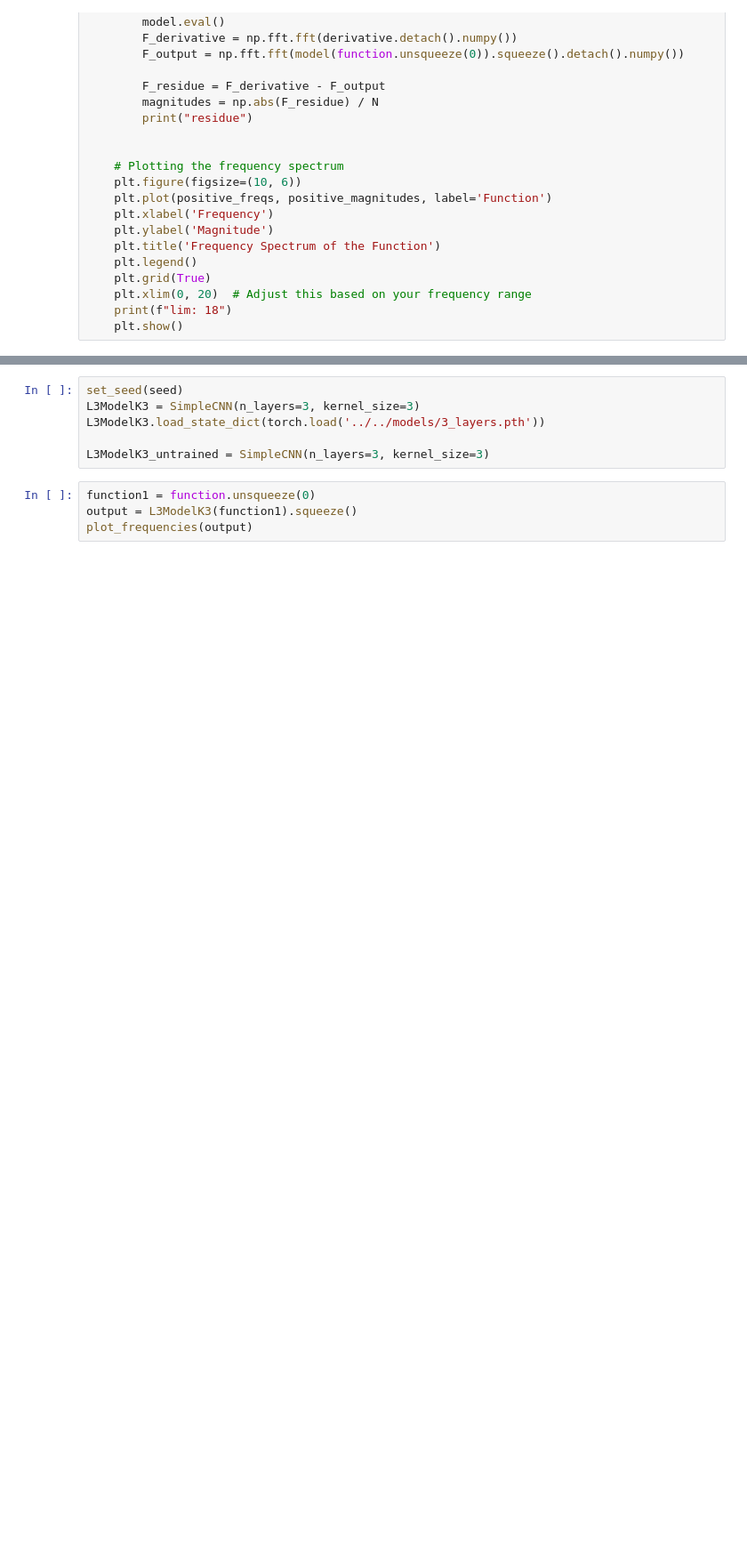
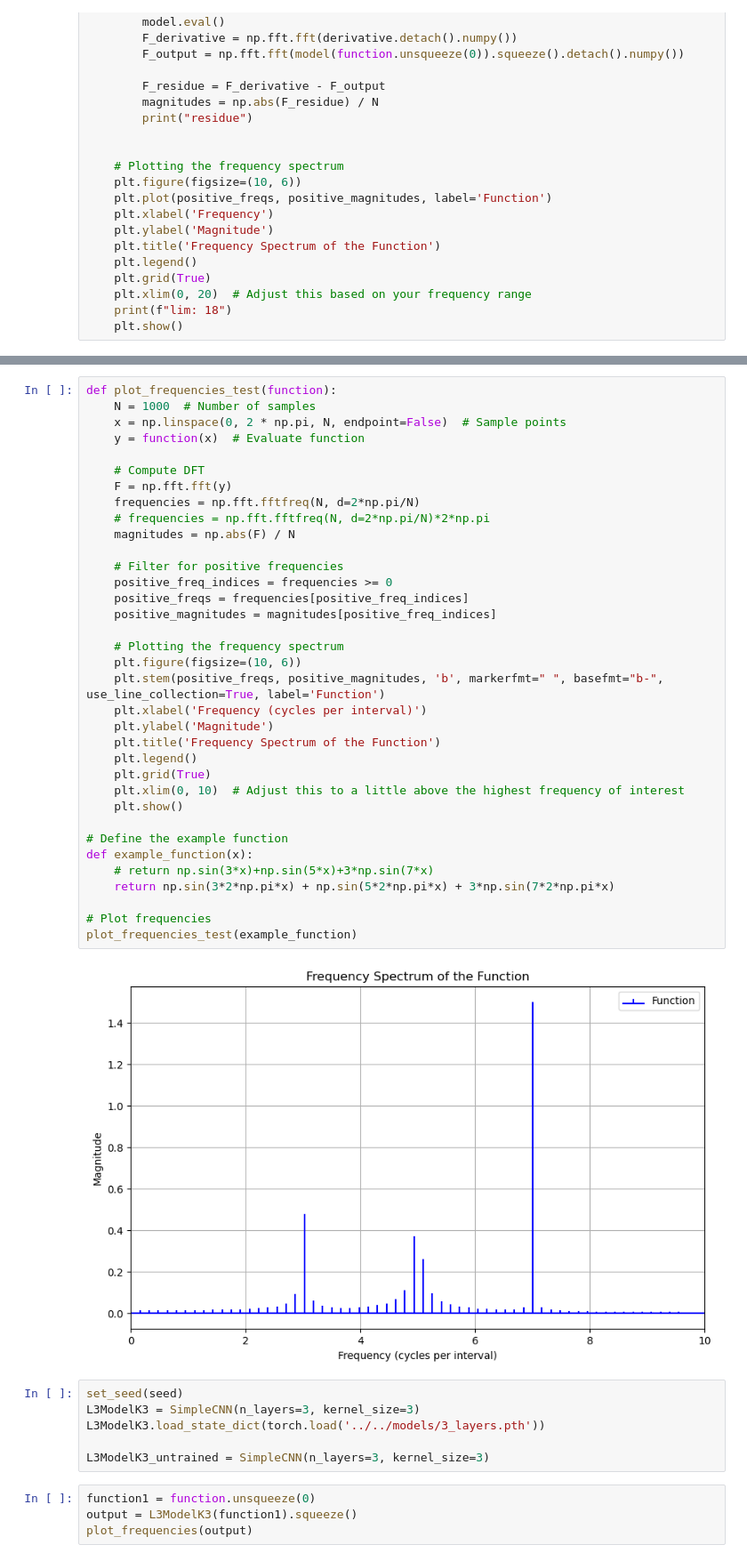
Before and after one commit to ewang26/multistage, a Jupyter notebook: scripts/spectral_bias/spectral_bias_colormap_iterations.ipynb, the cells around one changed output, grey strips where cells are left out. Shown: that part at 89% size. Saved outputs shown, nothing was run; the diff lists cells and outputs as text; blank space fills up the shorter version.

```diff
--- a/scripts/spectral_bias/spectral_bias_colormap_iterations.ipynb
+++ b/scripts/spectral_bias/spectral_bias_colormap_iterations.ipynb
@@ -340,3 +379,40 @@ lim: 18
+# %%
+def plot_frequencies_test(function):
+    N = 1000  # Number of samples
+    x = np.linspace(0, 2 * np.pi, N, endpoint=False)  # Sample points
+    y = function(x)  # Evaluate function
+
+    # Compute DFT
+    F = np.fft.fft(y)
+    frequencies = np.fft.fftfreq(N, d=2*np.pi/N)
+    # frequencies = np.fft.fftfreq(N, d=2*np.pi/N)*2*np.pi
+    magnitudes = np.abs(F) / N
+
+    # Filter for positive frequencies
+    positive_freq_indices = frequencies >= 0
+    positive_freqs = frequencies[positive_freq_indices]
+    positive_magnitudes = magnitudes[positive_freq_indices]
+
+    # Plotting the frequency spectrum
+    plt.figure(figsize=(10, 6))
+    plt.stem(positive_freqs, positive_magnitudes, 'b', markerfmt=" ", basefmt="b-", use_line_collection=True, label='Function')
+    plt.xlabel('Frequency (cycles per interval)')
+    plt.ylabel('Magnitude')
+    plt.title('Frequency Spectrum of the Function')
+    plt.legend()
+    plt.grid(True)
+    plt.xlim(0, 10)  # Adjust this to a little above the highest frequency of interest
+    plt.show()
+
+# Define the example function
+def example_function(x):
+    # return np.sin(3*x)+np.sin(5*x)+3*np.sin(7*x)
+    return np.sin(3*2*np.pi*x) + np.sin(5*2*np.pi*x) + 3*np.sin(7*2*np.pi*x)
+
+# Plot frequencies
+plot_frequencies_test(example_function)
+# %% [output]
+[figure, added]
 # %%
 set_seed(seed)
 L3ModelK3 = SimpleCNN(n_layers=3, kernel_size=3)
```
Also changed, not shown: parts of 4 cells of this notebook.
